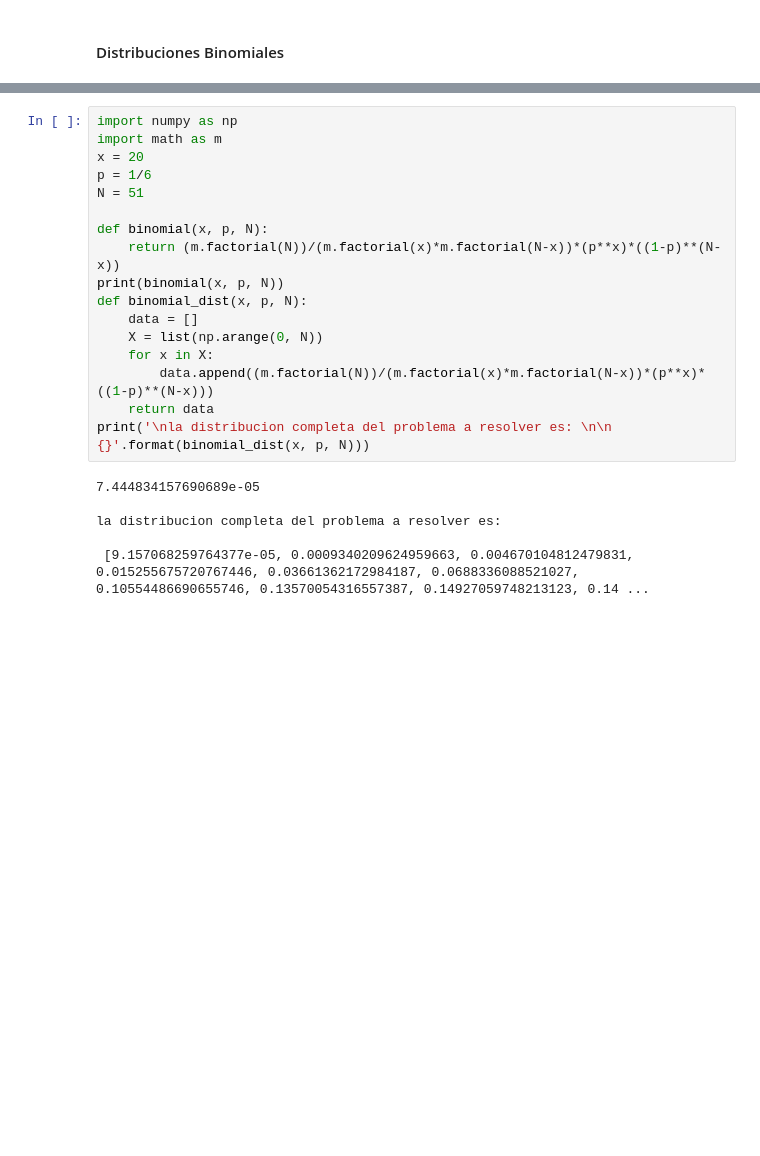
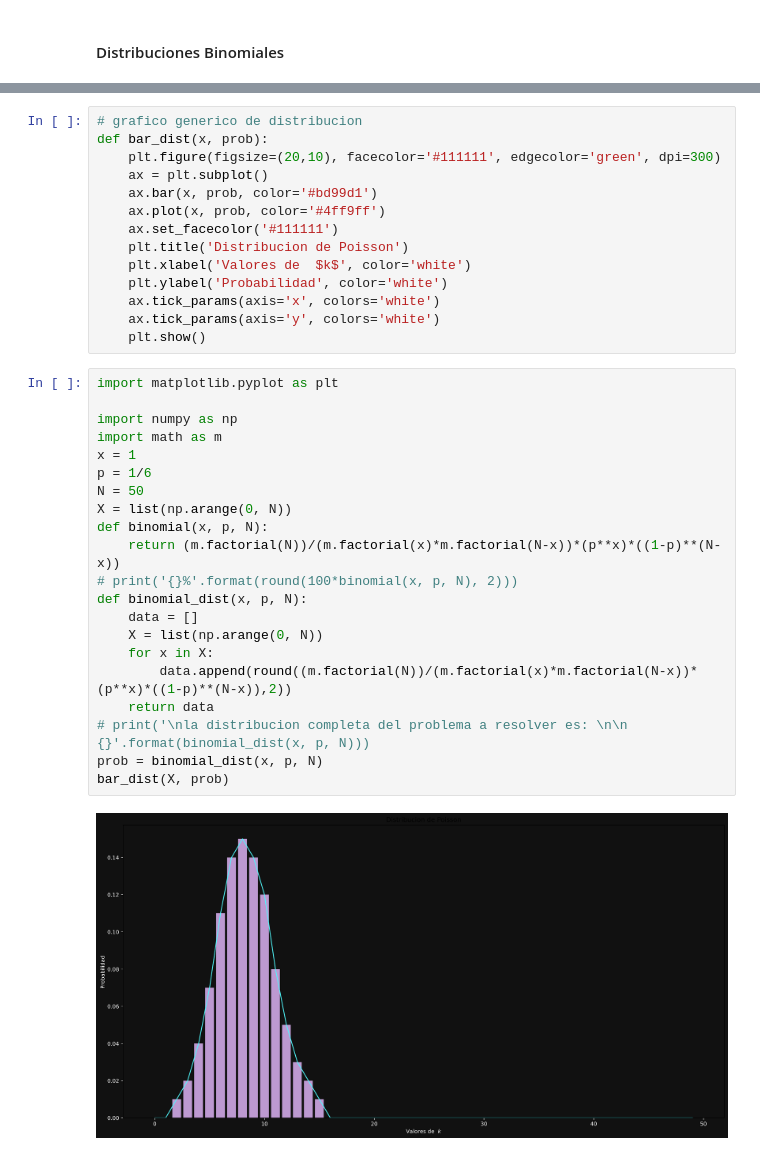
Before and after one commit to feriodismo/jup-notes, a Jupyter notebook: diplomado/bases/distribuciones.ipynb, the cells around one changed output, grey strips where cells are left out. Cells and saved outputs as stored; diff of their text form; blank space fills up the shorter version.

```diff
--- a/diplomado/bases/distribuciones.ipynb
+++ b/diplomado/bases/distribuciones.ipynb
@@ -24,26 +25,40 @@ $ \displaystyle\binom{n}{x} = {\dfrac{n!}{x!(n-x)!}} $<br>
 Para calcular la anterior ecuacion, hay que tener en cuenta de resolver la resta del dividendo antes de aplicar el factorial, tambien hay que tener en cuenta la siguiente regla:
 
 $ 0! = 1! = 1 $ (cero factorial es igual a uno)
+# %%
+# grafico generico de distribucion
+def bar_dist(x, prob):
+    plt.figure(figsize=(20,10), facecolor='#111111', edgecolor='green', dpi=300)
+    ax = plt.subplot()
+    ax.bar(x, prob, color='#bd99d1')
+    ax.plot(x, prob, color='#4ff9ff')
+    ax.set_facecolor('#111111')
+    plt.title('Distribucion de Poisson')
+    plt.xlabel('Valores de  $k$', color='white')
+    plt.ylabel('Probabilidad', color='white')
+    ax.tick_params(axis='x', colors='white')
+    ax.tick_params(axis='y', colors='white')
+    plt.show()
 # %%
+import matplotlib.pyplot as plt
+
 import numpy as np
 import math as m
-x = 20
+x = 1
 p = 1/6
-N = 51
-
+N = 50
+X = list(np.arange(0, N))
 def binomial(x, p, N):
     return (m.factorial(N))/(m.factorial(x)*m.factorial(N-x))*(p**x)*((1-p)**(N-x))
-print(binomial(x, p, N))
+# print('{}%'.format(round(100*binomial(x, p, N), 2)))
 def binomial_dist(x, p, N):
     data = []
     X = list(np.arange(0, N))
     for x in X:
-        data.append((m.factorial(N))/(m.factorial(x)*m.factorial(N-x))*(p**x)*((1-p)**(N-x)))
+        data.append(round((m.factorial(N))/(m.factorial(x)*m.factorial(N-x))*(p**x)*((1-p)**(N-x)),2))
     return data
-print('\nla distribucion completa del problema a resolver es: \n\n {}'.format(binomial_dist(x, p, N)))
+# print('\nla distribucion completa del problema a resolver es: \n\n {}'.format(binomial_dist(x, p, N)))
+prob = binomial_dist(x, p, N)
+bar_dist(X, prob)
 # %% [output]
-7.444834157690689e-05
-
-la distribucion completa del problema a resolver es:
-
- [9.157068259764377e-05, 0.0009340209624959663, 0.004670104812479831, 0.015255675720767446, 0.03661362172984187, 0.0688336088521027, 0.10554486690655746, 0.13570054316557387, 0.14927059748213123, 0.14 ...
+[figure, added]
```
Also changed, not shown: parts of 4 cells of this notebook, 1 other file.
